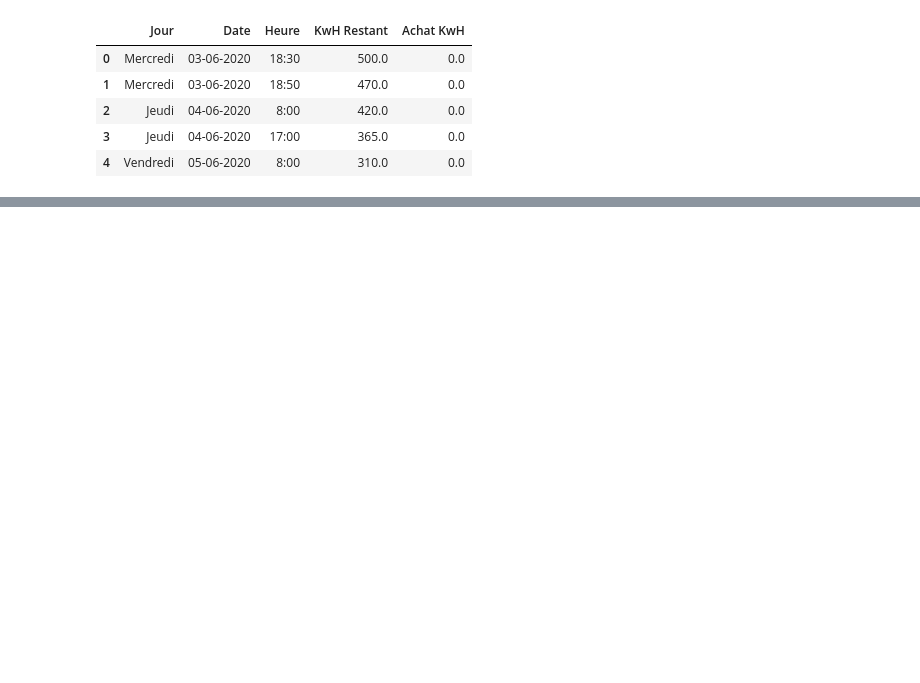
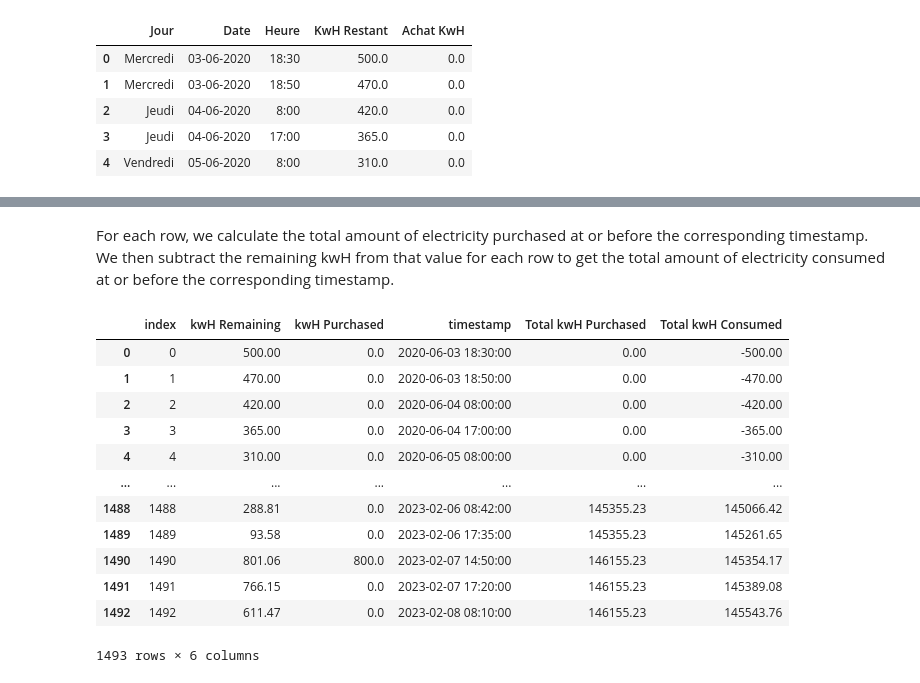
Before and after one commit to AmanDesai-coder/CBCA_Ndosho_Electricity_Analysis, a Jupyter notebook: AmanElectricityAnalysis.ipynb, the cells around one changed output, grey strips where cells are left out. Saved outputs shown, nothing was run; the diff lists cells and outputs as text; code cells hidden in the pictures; blank space fills up the shorter version.

```diff
--- a/AmanElectricityAnalysis.ipynb
+++ b/AmanElectricityAnalysis.ipynb
@@ -33,7 +40 @@ electr_df.head()
-# %%
-day_dict = {"Lundi" : "Monday", "Mardi" : "Tuesday", "Mercredi" : "Wednesday",
-              "Jeudi" : "Thursday", "Vendredi" : "Friday", "Samedi" : "Saturday",
-              "Dimanche" : "Sunday"}
-electr_df['Day'] = electr_df['Jour'].apply(lambda x: day_dict[x])
-electr_df = electr_df.drop('Jour', axis = 1)
 # %% [markdown]
@@ -75,0 +60,20 @@ electr_df
+# %% [markdown]
+For each row, we calculate the total amount of electricity purchased at or before the corresponding timestamp. We then subtract the remaining kwH from that value for each row to get the total amount of electricity consumed at or before the corresponding timestamp.
+# %%
+electr_df['Total kwH Purchased'] = np.cumsum(electr_df['kwH Purchased'].values)
+electr_df['Total kwH Consumed'] = electr_df['Total kwH Purchased'] - electr_df['kwH Remaining']
+electr_df
+# %% [output]
+|  | index | kwH Remaining | kwH Purchased | timestamp | Total kwH Purchased | Total kwH Consumed |
+| 0 | 0 | 500.00 | 0.0 | 2020-06-03 18:30:00 | 0.00 | -500.00 |
+| 1 | 1 | 470.00 | 0.0 | 2020-06-03 18:50:00 | 0.00 | -470.00 |
+| 2 | 2 | 420.00 | 0.0 | 2020-06-04 08:00:00 | 0.00 | -420.00 |
+| 3 | 3 | 365.00 | 0.0 | 2020-06-04 17:00:00 | 0.00 | -365.00 |
+| 4 | 4 | 310.00 | 0.0 | 2020-06-05 08:00:00 | 0.00 | -310.00 |
+| ... | ... | ... | ... | ... | ... | ... |
+| 1488 | 1488 | 288.81 | 0.0 | 2023-02-06 08:42:00 | 145355.23 | 145066.42 |
+| 1489 | 1489 | 93.58 | 0.0 | 2023-02-06 17:35:00 | 145355.23 | 145261.65 |
+| 1490 | 1490 | 801.06 | 800.0 | 2023-02-07 14:50:00 | 146155.23 | 145354.17 |
+| 1491 | 1491 | 766.15 | 0.0 | 2023-02-07 17:20:00 | 146155.23 | 145389.08 |
+| 1492 | 1492 | 611.47 | 0.0 | 2023-02-08 08:10:00 | 146155.23 | 145543.76 |
+1493 rows × 6 columns
```
Also changed, not shown: parts of 15 cells of this notebook.
